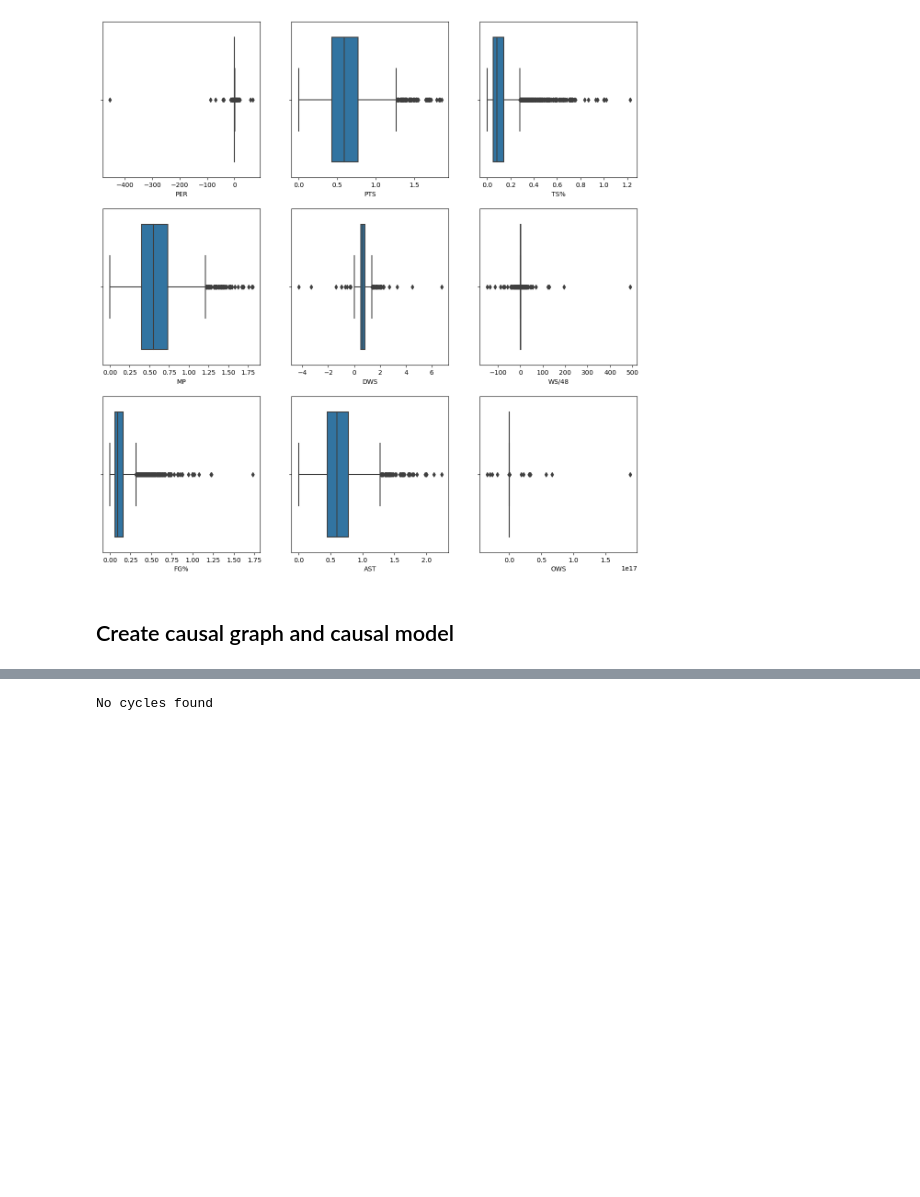
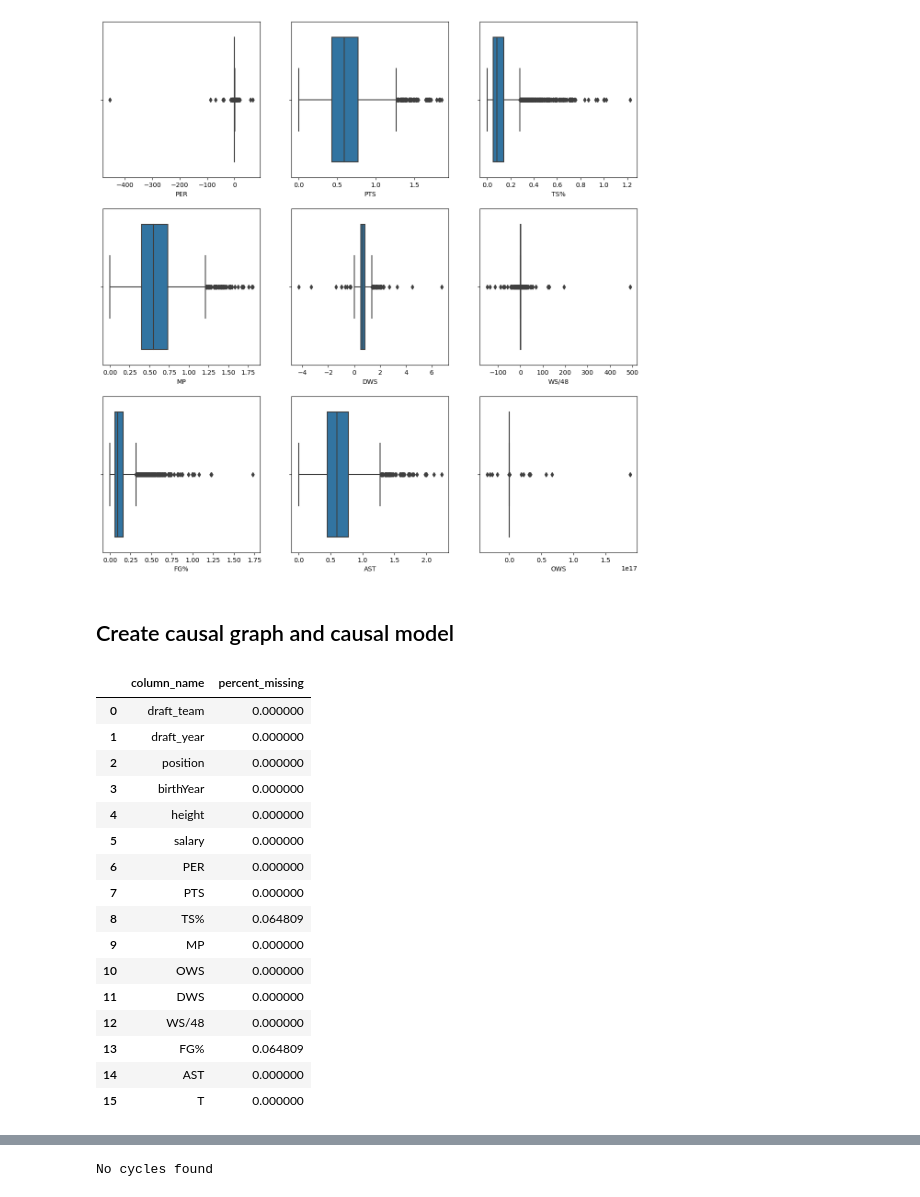
Before and after one commit to YoavMeiri/causalProject, a Jupyter notebook: code/preliminary_data_analysis.ipynb, the cells around one changed output, grey strips where cells are left out. Cells and saved outputs as stored; diff of their text form; code cells hidden in the pictures; blank space fills up the shorter version.

```diff
--- a/code/preliminary_data_analysis.ipynb
+++ b/code/preliminary_data_analysis.ipynb
@@ -258,20 +263,44 @@ plt.show()
 # %%
 from pandas.api.types import is_numeric_dtype
 from scipy import stats
 
 def mean_str(col):
     if is_numeric_dtype(col):
         return col.mean()
     else:
         return col.mode()
 
 avg_treat_salary = ps_treat_df.copy()
 avg_treat_salary.sort_values(by='Year', ascending=True, inplace=True)
 avg_treat_salary = avg_treat_salary.groupby('_id').agg(mean_str)
 avg_treat_salary = avg_treat_salary.drop(columns=['Year', 'name', 'draft_round', 'draft_pick', 'Tm', 'shoots', 'weight']) # Delete irrelevant columns
 avg_treat_salary['college'] = avg_treat_salary['college'].apply(lambda x: None if type(x)!=str else x)
 avg_treat_salary['highSchool'] = avg_treat_salary['highSchool'].apply(lambda x: None if type(x)!=str else x)
+avg_treat_salary = avg_treat_salary.drop(columns=['birthPlace', 'college', 'highSchool'])
+
+percent_missing = avg_treat_salary.isnull().sum() * 100 / len(avg_treat_salary)
+missing_value_avg_treat_salary = pd.DataFrame({'column_name': avg_treat_salary.columns,
+                                 'percent_missing': percent_missing}).reset_index(drop=True)
+missing_value_avg_treat_salary
 # # Remove outliers
 # for col in avg_treat_salary.columns:
 #     if is_numeric_dtype(avg_treat_salary[col]):
 #         avg_treat_salary = avg_treat_salary[(np.abs(stats.zscore(avg_treat_salary[col])) < 8)]
+# %% [output]
+|  | column_name | percent_missing |
+| 0 | draft_team | 0.000000 |
+| 1 | draft_year | 0.000000 |
+| 2 | position | 0.000000 |
+| 3 | birthYear | 0.000000 |
+| 4 | height | 0.000000 |
+| 5 | salary | 0.000000 |
+| 6 | PER | 0.000000 |
+| 7 | PTS | 0.000000 |
+| 8 | TS% | 0.064809 |
+| 9 | MP | 0.000000 |
+| 10 | OWS | 0.000000 |
+| 11 | DWS | 0.000000 |
+| 12 | WS/48 | 0.000000 |
+| 13 | FG% | 0.064809 |
+| 14 | AST | 0.000000 |
+| 15 | T | 0.000000 |
```
Also changed, not shown: parts of 27 cells of this notebook.
